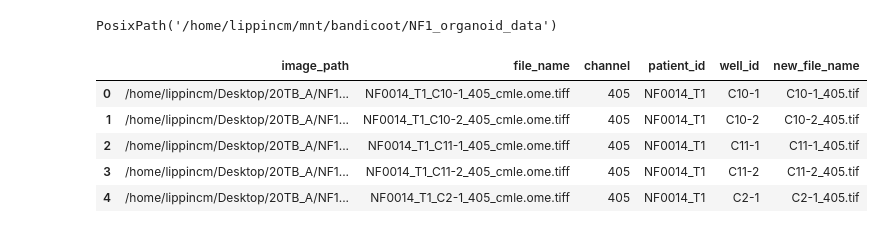
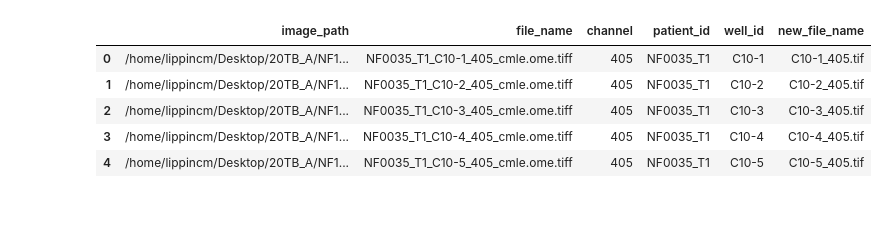
Before and after one commit to MikeLippincott/GFF_3D_organoid_profiling_pipeline, a Jupyter notebook: 0.preprocessing_data/notebooks/4.decon_post_processing.ipynb, the cells around one changed output. Drawn from its saved outputs; the diff is of its cells as text; code cells hidden in the pictures.

```diff
--- a/0.preprocessing_data/notebooks/4.decon_post_processing.ipynb
+++ b/0.preprocessing_data/notebooks/4.decon_post_processing.ipynb
@@ -37,42 +37,40 @@ if bandicoot_path.exists():
 else:
     raw_image_dir = pathlib.Path(f"{root_dir}/NF1_organoid_data/").resolve()
     output_base_dir = root_dir
-# %%
-raw_image_dir
-# %% [output]
-PosixPath('/home/lippincm/mnt/bandicoot/NF1_organoid_data')
 # %%
 # get all image_paths
 # deconvolution paths
 data_path = pathlib.Path(
     "/home/lippincm/Desktop/20TB_A/NF1_processed_organoids/data/decon_inputs/"
 ).resolve(strict=True)
 # get all patient dirs present
 channel_dirs = [pathlib.Path(f"{p}") for p in data_path.iterdir() if p.is_dir()]
 well_fov_image_paths = [
     f
     for dir in channel_dirs
     for f in dir.iterdir()
-    if f.is_file() and f.suffix == ".tiff"
+    if f.is_file()
+    and f.suffix == ".tiff"
+    and "NF0035" in str(f)  # filter to only NF0035 for now
 ]
 well_fov_image_paths.sort()
 df = pd.DataFrame({"image_path": well_fov_image_paths})
 df["file_name"] = df["image_path"].apply(lambda x: x.name)
 # df['file_parent'] = df['image_path'].apply(lambda x: x.parent)
 df["channel"] = df["file_name"].apply(lambda x: str(x.split("_")[3].split(".tiff")[0]))
 df["patient_id"] = df["file_name"].apply(
     lambda x: str(x.split("_")[0]) + "_" + str(x.split("_")[1])
 )
 df["well_id"] = df["file_name"].apply(lambda x: str(x.split("_")[2]))
 df["new_file_name"] = df["well_id"] + "_" + df["channel"] + ".tif"
 df.head()
 # %% [output]
 |  | image_path | file_name | channel | patient_id | well_id | new_file_name |
-| 0 | /home/lippincm/Desktop/20TB_A/NF1... | NF0014_T1_C10-1_405_cmle.ome.tiff | 405 | NF0014_T1 | C10-1 | C10-1_405.tif |
-| 1 | /home/lippincm/Desktop/20TB_A/NF1... | NF0014_T1_C10-2_405_cmle.ome.tiff | 405 | NF0014_T1 | C10-2 | C10-2_405.tif |
-| 2 | /home/lippincm/Desktop/20TB_A/NF1... | NF0014_T1_C11-1_405_cmle.ome.tiff | 405 | NF0014_T1 | C11-1 | C11-1_405.tif |
-| 3 | /home/lippincm/Desktop/20TB_A/NF1... | NF0014_T1_C11-2_405_cmle.ome.tiff | 405 | NF0014_T1 | C11-2 | C11-2_405.tif |
-| 4 | /home/lippincm/Desktop/20TB_A/NF1... | NF0014_T1_C2-1_405_cmle.ome.tiff | 405 | NF0014_T1 | C2-1 | C2-1_405.tif |
+| 0 | /home/lippincm/Desktop/20TB_A/NF1... | NF0035_T1_C10-1_405_cmle.ome.tiff | 405 | NF0035_T1 | C10-1 | C10-1_405.tif |
+| 1 | /home/lippincm/Desktop/20TB_A/NF1... | NF0035_T1_C10-2_405_cmle.ome.tiff | 405 | NF0035_T1 | C10-2 | C10-2_405.tif |
+| 2 | /home/lippincm/Desktop/20TB_A/NF1... | NF0035_T1_C10-3_405_cmle.ome.tiff | 405 | NF0035_T1 | C10-3 | C10-3_405.tif |
+| 3 | /home/lippincm/Desktop/20TB_A/NF1... | NF0035_T1_C10-4_405_cmle.ome.tiff | 405 | NF0035_T1 | C10-4 | C10-4_405.tif |
+| 4 | /home/lippincm/Desktop/20TB_A/NF1... | NF0035_T1_C10-5_405_cmle.ome.tiff | 405 | NF0035_T1 | C10-5 | C10-5_405.tif |
 # %%
 for idx, row in tqdm(df.iterrows(), total=len(df), desc="Copying files"):
     patient = row["patient_id"]
```
Also changed, not shown: parts of 1 cell of this notebook.
